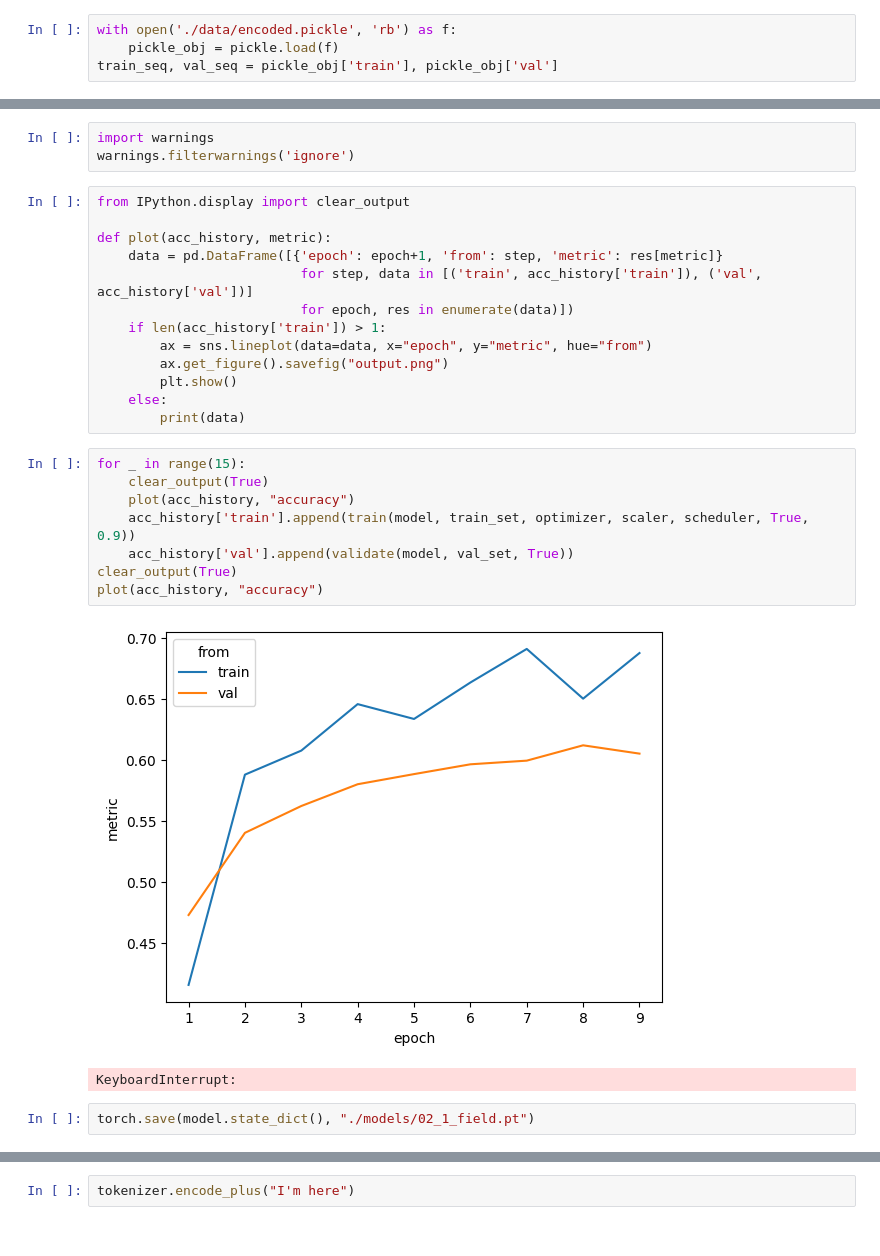
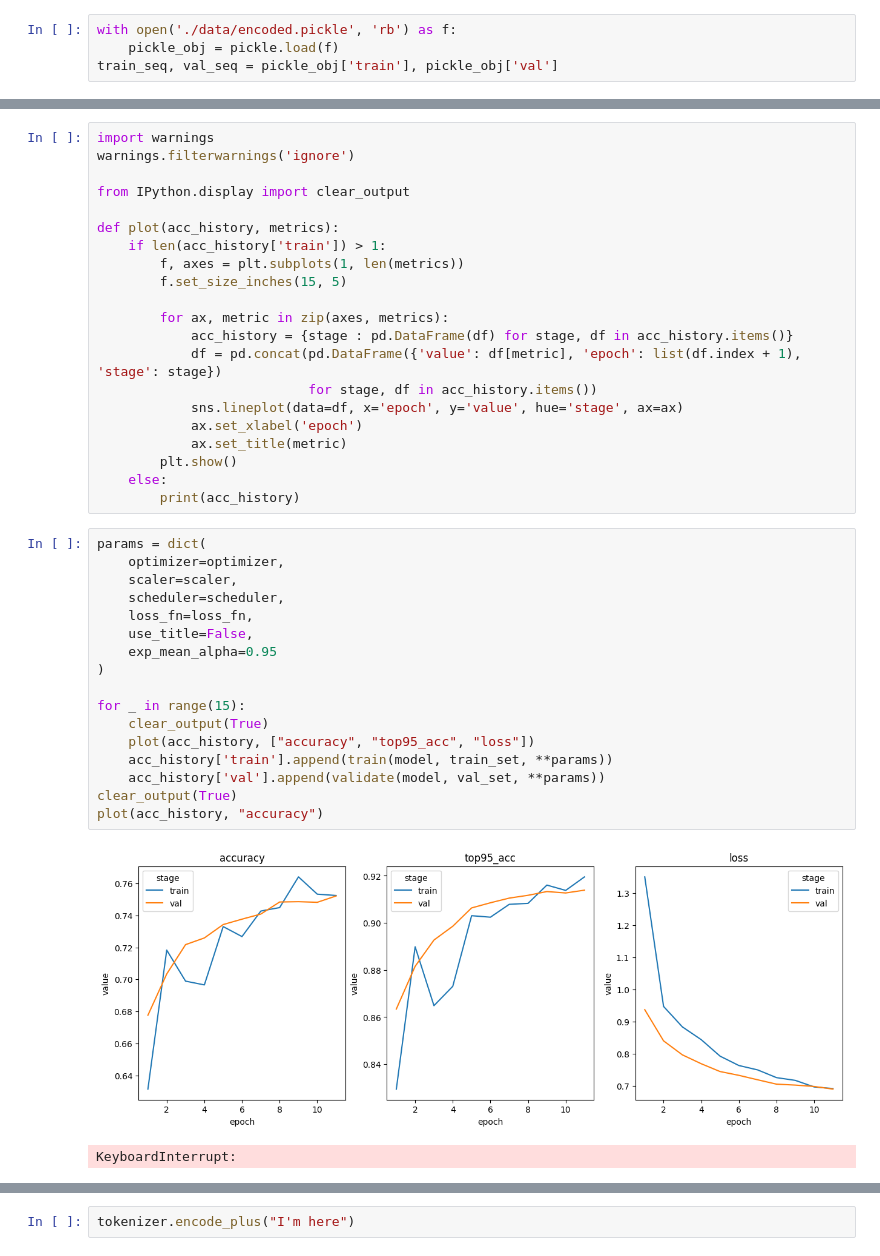
Before and after one commit to virtualphoton/papers_classification, a Jupyter notebook: 02_torch_research.ipynb, the cells around one changed output, grey strips where cells are left out. Drawn from its saved outputs; the diff is of its cells as text.

```diff
--- a/02_torch_research.ipynb
+++ b/02_torch_research.ipynb
@@ -325,29 +368,41 @@ You should probably TRAIN this model on a down-stream task to be able to use it
-# %%
-import warnings
-warnings.filterwarnings('ignore')
-# %%
-from IPython.display import clear_output
-
-def plot(acc_history, metric):
-    data = pd.DataFrame([{'epoch': epoch+1, 'from': step, 'metric': res[metric]}
-                          for step, data in [('train', acc_history['train']), ('val', acc_history['val'])]
-                          for epoch, res in enumerate(data)])
-    if len(acc_history['train']) > 1:
-        ax = sns.lineplot(data=data, x="epoch", y="metric", hue="from")
-        ax.get_figure().savefig("output.png")
-        plt.show()
-    else:
-        print(data)
+# %%
+import warnings
+warnings.filterwarnings('ignore')
+
+from IPython.display import clear_output
+
+def plot(acc_history, metrics):
+    if len(acc_history['train']) > 1:
+        f, axes = plt.subplots(1, len(metrics))
+        f.set_size_inches(15, 5)
+
+        for ax, metric in zip(axes, metrics):
+            acc_history = {stage : pd.DataFrame(df) for stage, df in acc_history.items()}
+            df = pd.concat(pd.DataFrame({'value': df[metric], 'epoch': list(df.index + 1), 'stage': stage})
+                           for stage, df in acc_history.items())
+            sns.lineplot(data=df, x='epoch', y='value', hue='stage', ax=ax)
+            ax.set_xlabel('epoch')
+            ax.set_title(metric)
+        plt.show()
+    else:
+        print(acc_history)
 # %%
+params = dict(
+    optimizer=optimizer,
+    scaler=scaler,
+    scheduler=scheduler,
+    loss_fn=loss_fn,
+    use_title=False,
+    exp_mean_alpha=0.95
+)
+
 for _ in range(15):
     clear_output(True)
-    plot(acc_history, "accuracy")
-    acc_history['train'].append(train(model, train_set, optimizer, scaler, scheduler, True, 0.9))
-    acc_history['val'].append(validate(model, val_set, True))
+    plot(acc_history, ["accuracy", "top95_acc", "loss"])
+    acc_history['train'].append(train(model, train_set, **params))
+    acc_history['val'].append(validate(model, val_set, **params))
 clear_output(True)
 plot(acc_history, "accuracy")
 # %% [output]
-[figure, old version]
+[figure, new version]
 KeyboardInterrupt:
-# %%
-torch.save(model.state_dict(), "./models/02_1_field.pt")
```
Also changed, not shown: parts of 11 cells of this notebook, 1 other file.
